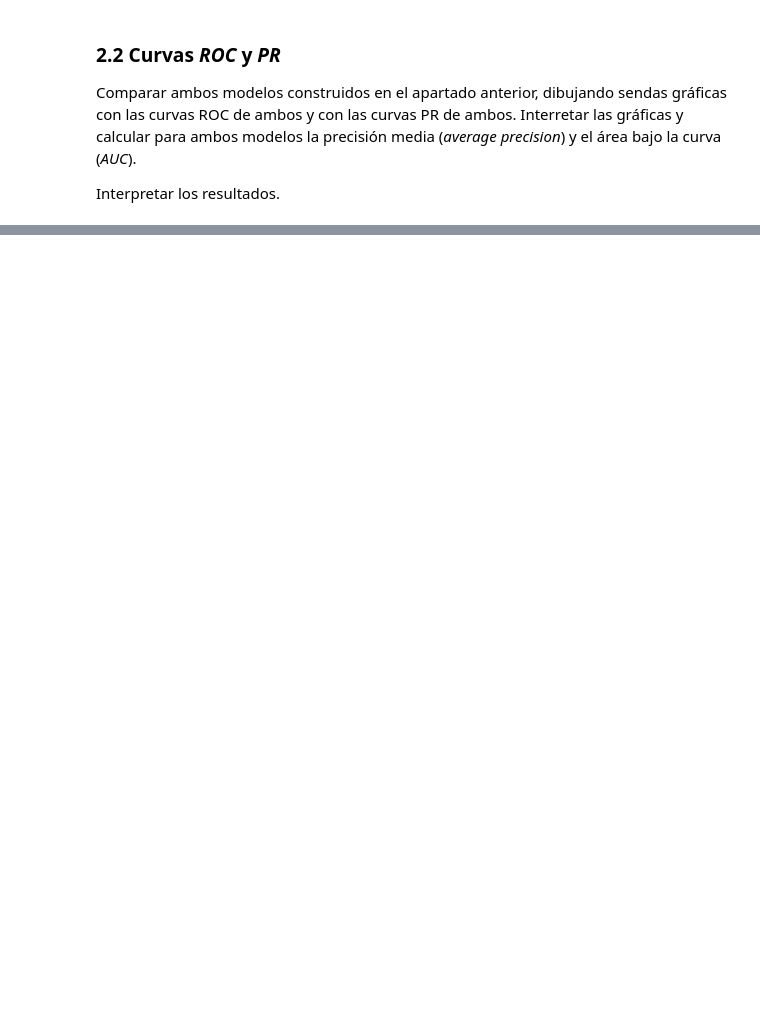
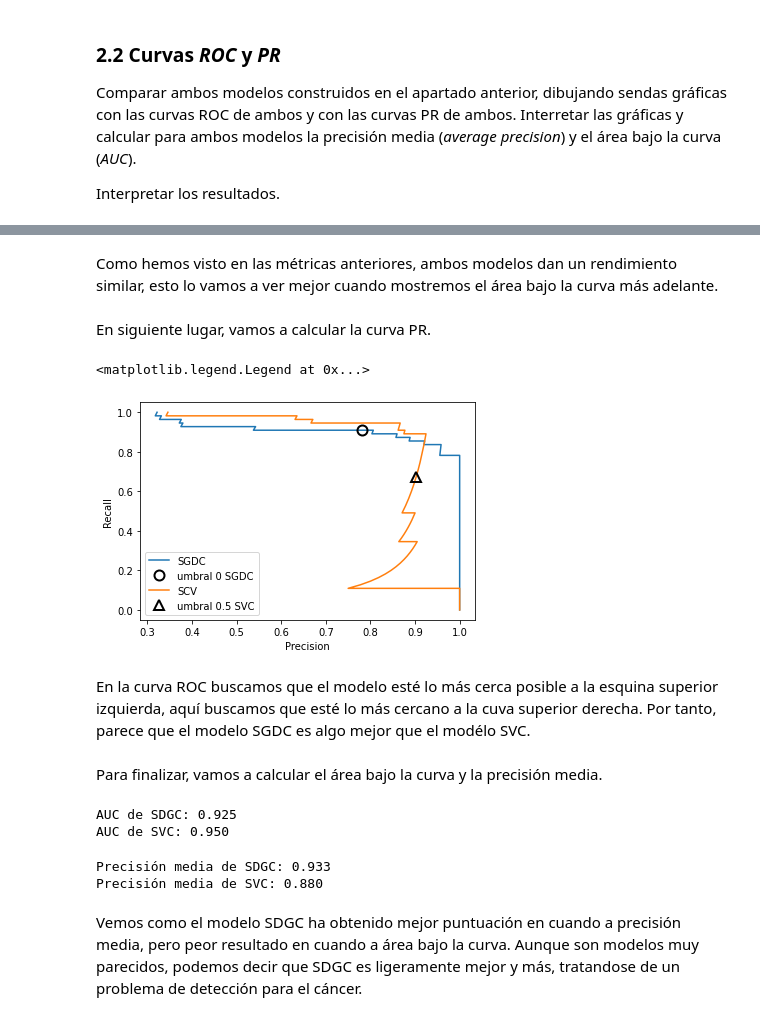
Before and after one commit to serrodcal-MII/AA-07-ModelAssessment, a Jupyter notebook: Ejercicio evaluacion de modelos.ipynb, the cells around one changed output, grey strips where cells are left out. Saved outputs shown, nothing was run; the diff lists cells and outputs as text; code cells hidden in the pictures; blank space fills up the shorter version.

```diff
--- a/Ejercicio evaluacion de modelos.ipynb
+++ b/Ejercicio evaluacion de modelos.ipynb
@@ -126,0 +315,49 @@ import matplotlib.pyplot as plt
+# %% [markdown]
+Como hemos visto en las métricas anteriores, ambos modelos dan un rendimiento similar, esto lo vamos a ver mejor cuando mostremos el área bajo la curva más adelante.
+# %% [markdown]
+En siguiente lugar, vamos a calcular la curva PR.
+# %%
+from sklearn.metrics import precision_recall_curve
+
+precision_sgdc, recall_sgdc, thresholds_sgdc = precision_recall_curve(y_test, gscv_sdgc.decision_function(X_test))
+precision_scv, recall_scv, thresholds_scv = precision_recall_curve(y_test, gscv_svc.decision_function(X_test))
+
+plt.plot(precision_sgdc, recall_sgdc, label="SGDC")
+
+close_zero = np.argmin(np.abs(thresholds_sgdc))
+plt.plot(precision_sgdc[close_zero], recall_sgdc[close_zero], 'o', markersize=10, label="umbral 0 SGDC", fillstyle="none", c='k', mew=2)
+
+plt.plot(precision_scv, recall_scv, label="SCV")
+
+close_default_svc = np.argmin(np.abs(thresholds_scv - 0.5))
+plt.plot(precision_scv[close_default_svc], recall_scv[close_default_svc], '^', c='k', markersize=10, label="umbral 0.5 SVC", fillstyle="none", mew=2)
+plt.xlabel("Precision")
+plt.ylabel("Recall")
+plt.legend(loc="best")
+# %% [output]
+<matplotlib.legend.Legend at 0x...>
+[figure, added]
+# %% [markdown]
+En la curva ROC buscamos que el modelo esté lo más cerca posible a la esquina superior izquierda, aquí buscamos que esté lo más cercano a la cuva superior derecha. Por tanto, parece que el modelo SGDC es algo mejor que el modélo SVC.
+# %% [markdown]
+Para finalizar, vamos a calcular el área bajo la curva y la precisión media.
+# %%
+from sklearn.metrics import roc_auc_score
+sdgc_auc = roc_auc_score(y_test, gscv_sdgc.decision_function(X_test))
+svc_auc = roc_auc_score(y_test, gscv_svc.decision_function(X_test))
+print("AUC de SDGC: {:.3f}".format(sdgc_auc))
+print("AUC de SVC: {:.3f}".format(svc_auc))
+# %% [output]
+AUC de SDGC: 0.925
+AUC de SVC: 0.950
+# %%
+from sklearn.metrics import average_precision_score
+ap_sdgc = average_precision_score(y_test, gscv_sdgc.decision_function(X_test))
+ap_svc = average_precision_score(y_test, gscv_svc.decision_function(X_test))
+print("Precisión media de SDGC: {:.3f}".format(ap_sdgc))
+print("Precisión media de SVC: {:.3f}".format(ap_svc))
+# %% [output]
+Precisión media de SDGC: 0.933
+Precisión media de SVC: 0.880
+# %% [markdown]
+Vemos como el modelo SDGC ha obtenido mejor puntuación en cuando a precisión media, pero peor resultado en cuando a área bajo la curva. Aunque son modelos muy parecidos, podemos decir que SDGC es ligeramente mejor y más, tratandose de un problema de detección para el cáncer.
```
Also changed, not shown: parts of 35 cells of this notebook.
